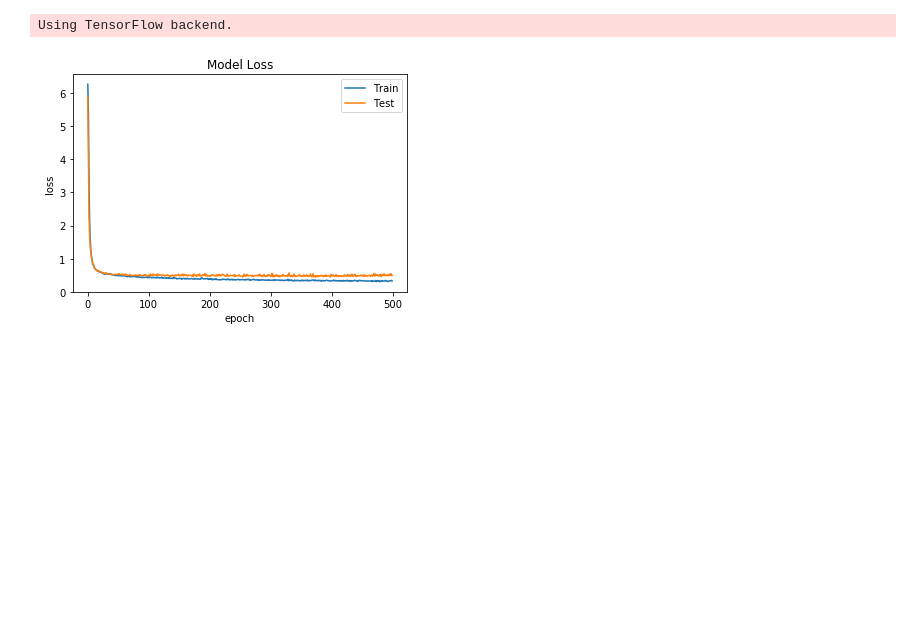
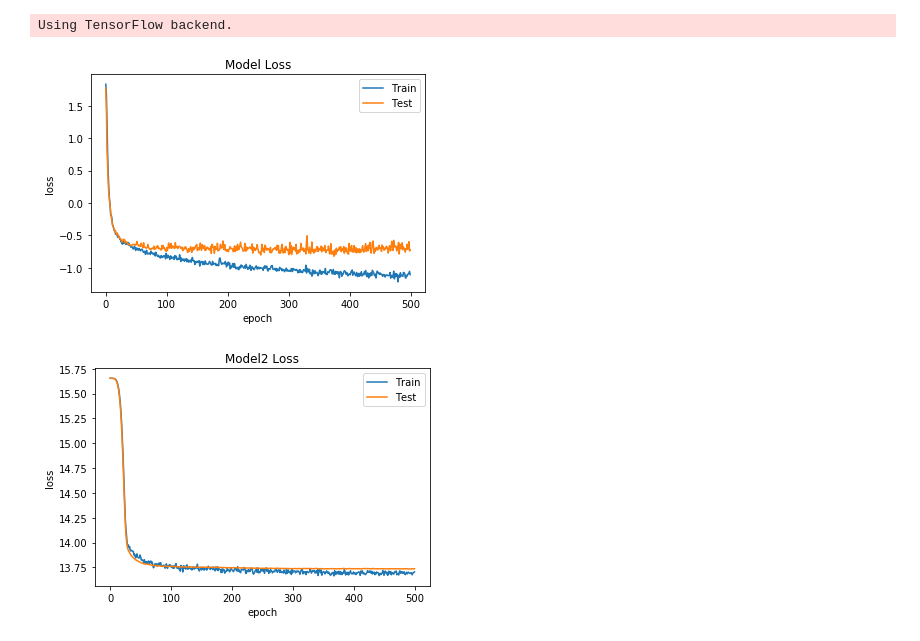
Before and after one commit to sshh12/OverwatchML, a Jupyter notebook: OverwatchPredictSR.ipynb, the cells around one changed output. Cells and saved outputs as stored; diff of their text form; code cells hidden in the pictures; blank space fills up the shorter version.

```diff
--- a/OverwatchPredictSR.ipynb
+++ b/OverwatchPredictSR.ipynb
@@ -50,6 +78,15 @@ def scale_data(unscaled_X, unscaled_y):
     y = np.squeeze(scaler_y.fit_transform(unscaled_y.reshape(-1, 1)))
 
     return X, y, scaler_X, scaler_y
+
+def scale_data2(unscaled_X, unscaled_y):
+
+    scaler_X = StandardScaler()
+
+    X = scaler_X.fit_transform(unscaled_X)
+    y = unscaled_y
+
+    return X, y, scaler_X
 # %%
 # Keras Model
 
@@ -69,11 +120,17 @@ def get_model():
 # %%
-# Learning function
+# Learning function. Wrapper for keras model.fit( ... )
 
-def fit_to_data(model, *args, **kwargs): # Wrapper for keras model.fit( ... )
+def fit_to_data(model, *args, **kwargs):
 
     history = model.fit(*args, **kwargs, shuffle=True, verbose=0)
 
     return history
+
+def fit_to_data2(model, *args, **kwargs):
+
+    history = model.fit(*args, **kwargs, shuffle=True, verbose=0)
+
+    return history
 # %%
 # Predict SR
 
@@ -91,25 +160,46 @@ def predict_sr(model, player):
 # %%
 # Loads and trains model
+
+# Model 1
 
 X, y, scaler_X, scaler_y = scale_data(*load_data())
 
 model = get_model()
 
 history = fit_to_data(model, X, y, epochs=500, batch_size=128, validation_split=.10)
 
 model.save('overwatch-sr-1.h5')
 
+# Model 2
+
+X2, y2, scaler_X2 = scale_data2(*load_data2())
+
+model2 = get_model2()
+
+history2 = fit_to_data2(model2, X2, y2, epochs=500, batch_size=128, validation_split=.10)
+
+model2.save('overwatch-sr-2.h5')
+
 # Plot loss
 
-plt.plot(history.history['loss'])
-plt.plot(history.history['val_loss'])
+plt.plot(np.log(history.history['loss']))
+plt.plot(np.log(history.history['val_loss']))
 plt.title('Model Loss')
 plt.ylabel('loss')
 plt.xlabel('epoch')
 plt.legend(['Train', 'Test'], loc='upper right')
 plt.show()
+
+plt.plot(np.log(history2.history['loss']))
+plt.plot(np.log(history2.history['val_loss']))
+plt.title('Model2 Loss')
+plt.ylabel('loss')
+plt.xlabel('epoch')
+plt.legend(['Train', 'Test'], loc='upper right')
+plt.show()
 # %% [output]
-[figure, old version]
+[figure, new version]
+[figure, added]
 # %%
 
 with open('test_names.txt', 'r') as test:
```
Also changed, not shown: parts of 5 cells of this notebook, 5 other files.
